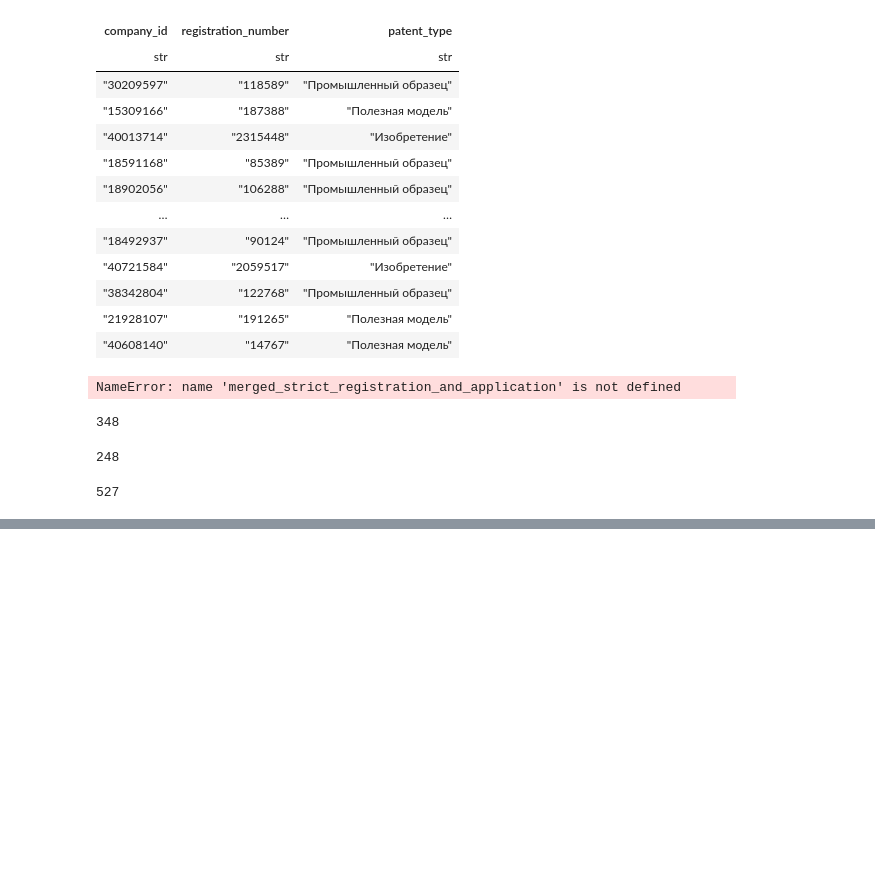
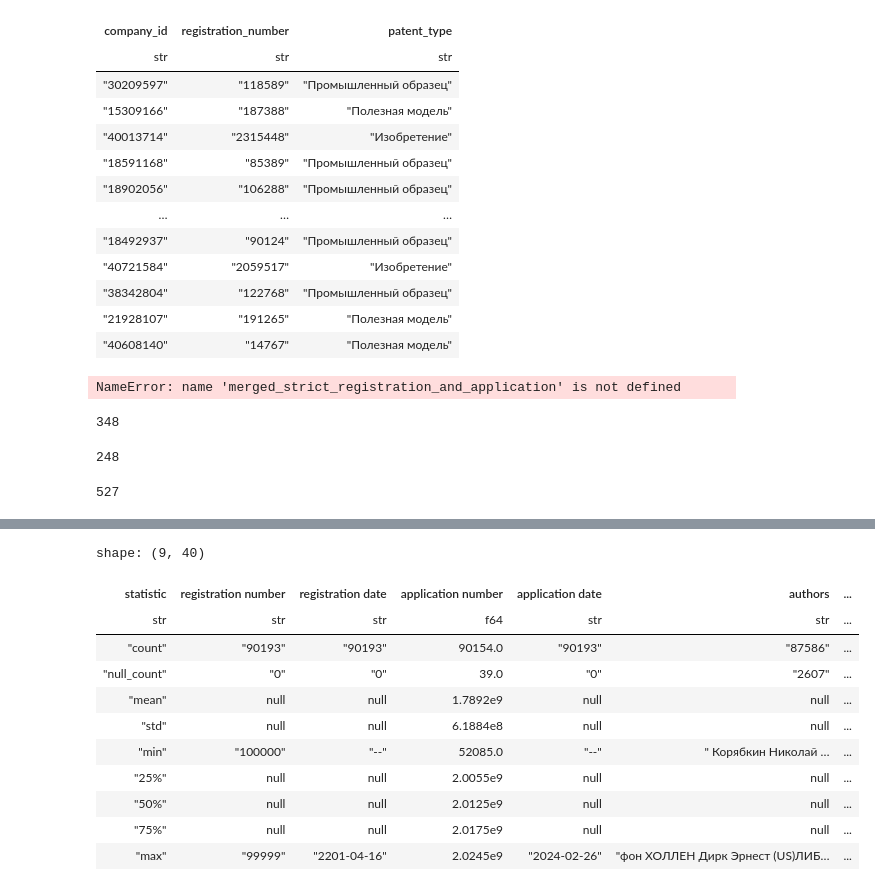
Before and after one commit to sidorovfiseg/lct_hack, a Jupyter notebook: notebooks/new_polars.ipynb, the cells around one changed output, grey strips where cells are left out. Cells and saved outputs as stored; diff of their text form; code cells hidden in the pictures; blank space fills up the shorter version.

```diff
--- a/notebooks/new_polars.ipynb
+++ b/notebooks/new_polars.ipynb
@@ -502,0 +532,17 @@ industrial_designs_df.write_database(
+# %%
+industrial_designs_df.with_columns( # as int
+    pl.col("application number").
+)
+# %% [output]
+shape: (9, 40)
+| statistic | registration number | registration date | application number | application date | authors | ... |
+| str | str | str | f64 | str | str | ... |
+| "count" | "90193" | "90193" | 90154.0 | "90193" | "87586" | ... |
+| "null_count" | "0" | "0" | 39.0 | "0" | "2607" | ... |
+| "mean" | null | null | 1.7892e9 | null | null | ... |
+| "std" | null | null | 6.1884e8 | null | null | ... |
+| "min" | "100000" | "--" | 52085.0 | "--" | " Корябкин Николай … | ... |
+| "25%" | null | null | 2.0055e9 | null | null | ... |
+| "50%" | null | null | 2.0125e9 | null | null | ... |
+| "75%" | null | null | 2.0175e9 | null | null | ... |
+| "max" | "99999" | "2201-04-16" | 2.0245e9 | "2024-02-26" | "фон ХОЛЛЕН Дирк Эрнест (US)ЛИБ… | ... |
```
Also changed, not shown: parts of 4 cells of this notebook, 12 other files.
